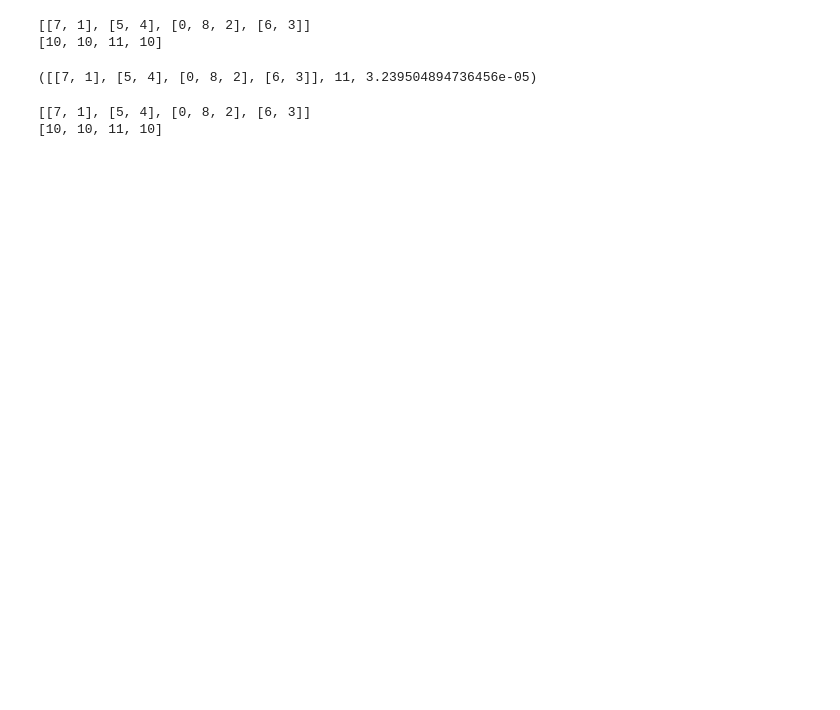
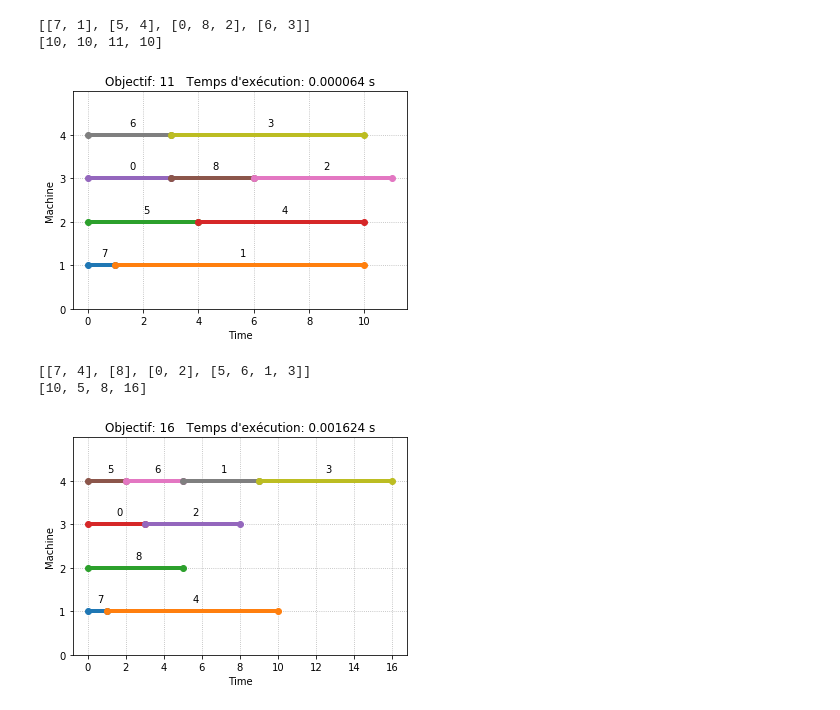
Before and after one commit to BastienBigue/JobScheduling, a Jupyter notebook: Heuristique Gloutonne.ipynb, the cells around one changed output. Drawn from its saved outputs; the diff is of its cells as text; code cells hidden in the pictures; blank space fills up the shorter version.

Commit message:
Heuristique gloutonne avec et sans précédence

```diff
--- a/Heuristique Gloutonne.ipynb
+++ b/Heuristique Gloutonne.ipynb
@@ -0,0 +78,16 @@
+# %%
+def format_solution(num, jobs, sol, objective, time):
+    M = len(jobs)
+    J = len(jobs[0])
+
+    file = open("output.txt", "w")
+    print("%d,%d,%d" % (num, M, J), file=file)
+    print("---", file=file)
+    for m in range(M):
+        start_time = 0
+        for j in sol[m]:
+            print("%d,%d,%d,%d" % (m, j, start_time, start_time + jobs[m][j]), file=file)
+            start_time += jobs[m][j]
+
+    print("---", file=file)
+    print("%.15f,%d\n" % (time, objective), file=file)
@@ -1 +165,21 @@
+# %%
+jobs = [[13,9,11,14,9,2,7,1,14],
+[14,6,12,13,6,4,12,3,5],
+[3,9,5,12,14,5,8,13,3],
+[10,4,8,7,9,2,3,10,4]]
+
+sol, objective, time_exec = heuristique_simple(jobs)
+format_solution(0, jobs, sol, objective, time_exec)
+plot_resultat()
+
+sol, objective, time_exec = heuristique_stupide_v2(jobs)
+format_solution(0, jobs, sol, objective, time_exec)
+plot_resultat()
+# %% [output]
+[[7, 1], [5, 4], [0, 8, 2], [6, 3]]
+[10, 10, 11, 10]
+[figure, added]
+[[7, 4], [8], [0, 2], [5, 6, 1, 3]]
+[10, 5, 8, 16]
+[figure, added]
 # %%
@@ -53,38 +553,3 @@ def format_solution(num, jobs):
 
     print("---", file=file)
     print("%.15f,%d\n" % (time, objective), file=file)
-# %%
-jobs = [[4, 3, 5, 2, 5],
-        [7, 2, 6, 1, 8],
-        [1, 8, 10, 8, 3]]
-jobs = [[9,8,0,3,4,10,10,10,3,2],
-        [5,4,7,0,8,2,0,10,3,9],
-        [7,0,2,9,5,1,4,5,2,8],
-        [10,8,1,6,0,5,5,3,2,4],
-        [2,8,4,4,7,2,9,3,7,6],
-        [8,1,2,9,3,9,9,0,1,7],
-        [9,4,1,3,3,7,7,1,7,10],
-        [5,9,7,4,8,9,3,1,0,2],
-        [9,6,2,7,1,6,3,9,0,6],
-        [7,8,3,3,7,3,2,2,4,4]]
-
-jobs = [[10,9,1,4,5,11,11,11,4],
-[3,13,6,5,12,8,14,1,9],
-[12,3,1,11,4,10,12,8,14],
-[1,3,13,10,6,2,5,6,3]]
-
-jobs = [[13,9,11,14,9,2,7,1,14],
-[14,6,12,13,6,4,12,3,5],
-[3,9,5,12,14,5,8,13,3],
-[10,4,8,7,9,2,3,10,4]]
-
-heuristique_stupide(jobs)
-# %% [output]
-[[7, 1], [5, 4], [0, 8, 2], [6, 3]]
-[10, 10, 11, 10]
-([[7, 1], [5, 4], [0, 8, 2], [6, 3]], 11, 3.239504894736456e-05)
-# %%
-format_solution(0, jobs)
-# %% [output]
-[[7, 1], [5, 4], [0, 8, 2], [6, 3]]
-[10, 10, 11, 10]
```
Also changed, not shown: parts of 18 cells of this notebook.
